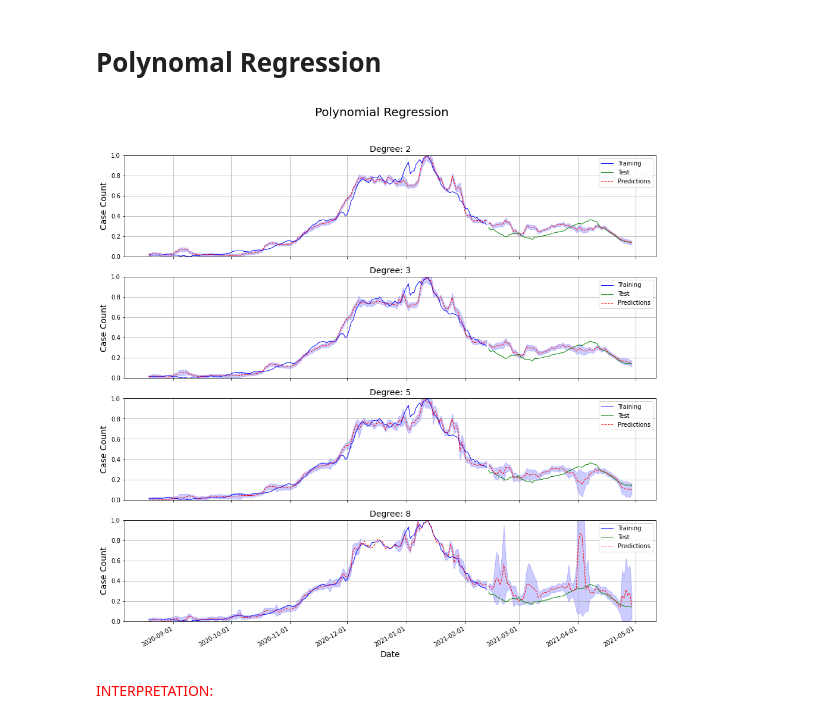
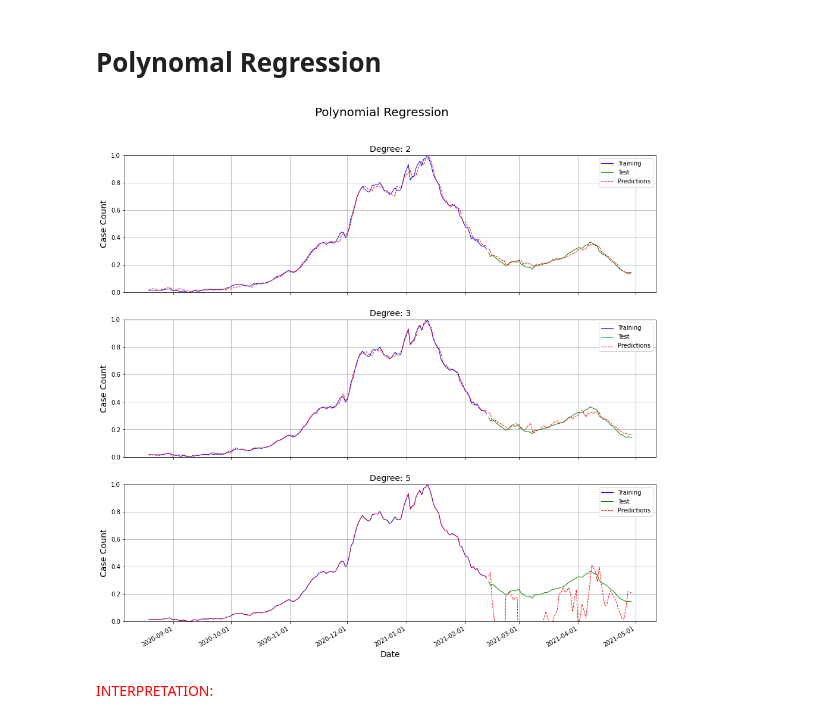
Before and after one commit to bhatiavr/cs109b-final-project-111, a Jupyter notebook: src/FINAL - cs109b-wastewater-covid-forecasting-Persistence.ipynb, the cells around one changed output. Saved outputs shown, nothing was run; the diff lists cells and outputs as text; code cells hidden in the pictures.

```diff
--- a/src/FINAL - cs109b-wastewater-covid-forecasting-Persistence.ipynb
+++ b/src/FINAL - cs109b-wastewater-covid-forecasting-Persistence.ipynb
@@ -574,3 +604,10 @@ display(df_aligned.head())
+# %%
+# Scale the new features as well
+to_transform = ['dayofweek', 'dayofmonth']
+df_scaled = df_aligned.copy()
+scaler = MinMaxScaler()
+df_scaled[to_transform] = scaler.fit_transform(df_aligned[to_transform])
+df_aligned = df_scaled
 # %%
 # Split Dataset into train and test
 TRAIN_PERCENTAGE = 0.7;
@@ -624,16 +662,24 @@ evaluate_model("Persistence", y_test, X_test)
 </FONT>
 # %% [markdown]
 # Multiple Linear Regression
+# %%
+labels = []
+use_n_lags = 1
+for i in range(1,use_n_lags+1):
+    labels.append(f'Cases_Avg(t-{i})')
+
+predictor_variables = labels + ['Southern_Avg', 'Northern_Avg', 'dayofweek', 'dayofmonth']
+response_variable = 'Cases_Avg'
 # %%
 # Linear Regression Model
 # Create training and test features with intercepts
-X_train = df_train[['Southern_Avg', 'Northern_Avg']].astype('float')
+X_train = df_train[predictor_variables].astype('float')
 X_train = sm.add_constant(X_train) # adding a constant
-y_train = df_train['Cases_Avg'].astype('float')
+y_train = df_train[response_variable].astype('float')
 
-X_test = df_test[['Southern_Avg', 'Northern_Avg']].astype('float')
+X_test = df_test[predictor_variables].astype('float')
 X_test = sm.add_constant(X_test) # adding a constant
-y_test = df_test['Cases_Avg'].astype('float')
+y_test = df_test[response_variable].astype('float')
 
 # Fit the model
 model_lm1 = sm.OLS(y_train, X_train).fit()
@@ -715,17 +765,17 @@ def generate_polynomial_model(x, y, degree):
 # %%
 #your code here
 poly_models = list()
-degrees = [2,3,5,8]
+degrees = [2,3,5]
 
 # plot predictions and expected results
-fig, ax = plt.subplots(nrows = 4, ncols = 1, sharey=True, figsize=(16,16))
+fig, ax = plt.subplots(nrows = len(degrees), ncols = 1, sharey=True, figsize=(16,16))
 ax = ax.flatten()
 
 for i, degree in enumerate(degrees):
 
     # Generate model
-    y_train = df_train['Cases_Avg'].astype('float')
-    X_train , model = generate_polynomial_model(df_train[['Southern_Avg', 'Northern_Avg']].astype('float'),
+    y_train = df_train[response_variable].astype('float')
+    X_train , model = generate_polynomial_model(df_train[predictor_variables].astype('float'),
                                                 y_train,
                                                 degree)
 
@@ -733,41 +783,42 @@ for i, degree in enumerate(degrees):
     poly_models.append(model)
 
     # Generate x_test
-    y_test = df_test['Cases_Avg'].astype('float')
-    X_test = generate_poly_features(df_test[['Southern_Avg', 'Northern_Avg']].astype('float'), degree)
+    y_test = df_test[response_variable].astype('float')
+    X_test = generate_poly_features(df_test[predictor_variables].astype('float'), degree)
 
     # Generate predictions
     train_preds = model.get_prediction(X_train).summary_frame()
     test_preds = model.get_prediction(X_test).summary_frame()
 
     ax[i].plot(df_train['Date'], y_train, 'b', linewidth = 1,  label="Training")
     ax[i].plot(df_test['Date'], y_test, 'g', linewidth = 1,  label="Test")
     ax[i].plot(df_train['Date'], train_preds['mean'], '--r', linewidth = 1)
     ax[i].plot(df_test['Date'], test_preds['mean'], '--r', linewidth = 1,  label="Predictions")
 
     # CI for the predection at each x value, i.e. the line itself
-    ax[i].fill_between(df_train['Date'], train_preds['mean_ci_lower'],
-                    train_preds['mean_ci_upper'], color='b', alpha=.2)
+    #ax[i].fill_between(df_train['Date'], train_preds['mean_ci_lower'],
+    #                train_preds['mean_ci_upper'], color='b', alpha=.2)
 
-    ax[i].fill_between(df_test['Date'], test_preds['mean_ci_lower'],
-                    test_preds['mean_ci_upper'], color='b', alpha=.2)
+    #ax[i].fill_between(df_test['Date'], test_preds['mean_ci_lower'],
+    #                test_preds['mean_ci_upper'], color='b', alpha=.2)
 
     ax[i].grid(True)
     ax[i].legend()
     ax[i].xaxis.set_major_formatter(mdates.DateFormatter('%Y-%m-%d'))
     ax[i].set_title(f'Degree: {degree}', fontsize=14)
     ax[i].set_ylabel(f'Case Count', fontsize = 14)
     ax[i].set_xlabel('Date', fontsize = 14)
     ax[i].set_ylim([0,1])
 
     # Evaluate Model
+    evaluate_model(f"Polynomial Order: {degree}", y_train, train_preds['mean'], train=True)
     evaluate_model(f"Polynomial Order: {degree}", y_test, test_preds['mean'])
 
 fig.autofmt_xdate()
 fig.suptitle('Polynomial Regression', fontsize=20, y=0.95)
 fig.show()
 # %% [output]
-[figure, old version]
+[figure, new version]
 # %% [markdown]
 <FONT color='red'> INTERPRETATION:
 </FONT>
```
Also changed, not shown: parts of 75 cells of this notebook, 1 other file.
